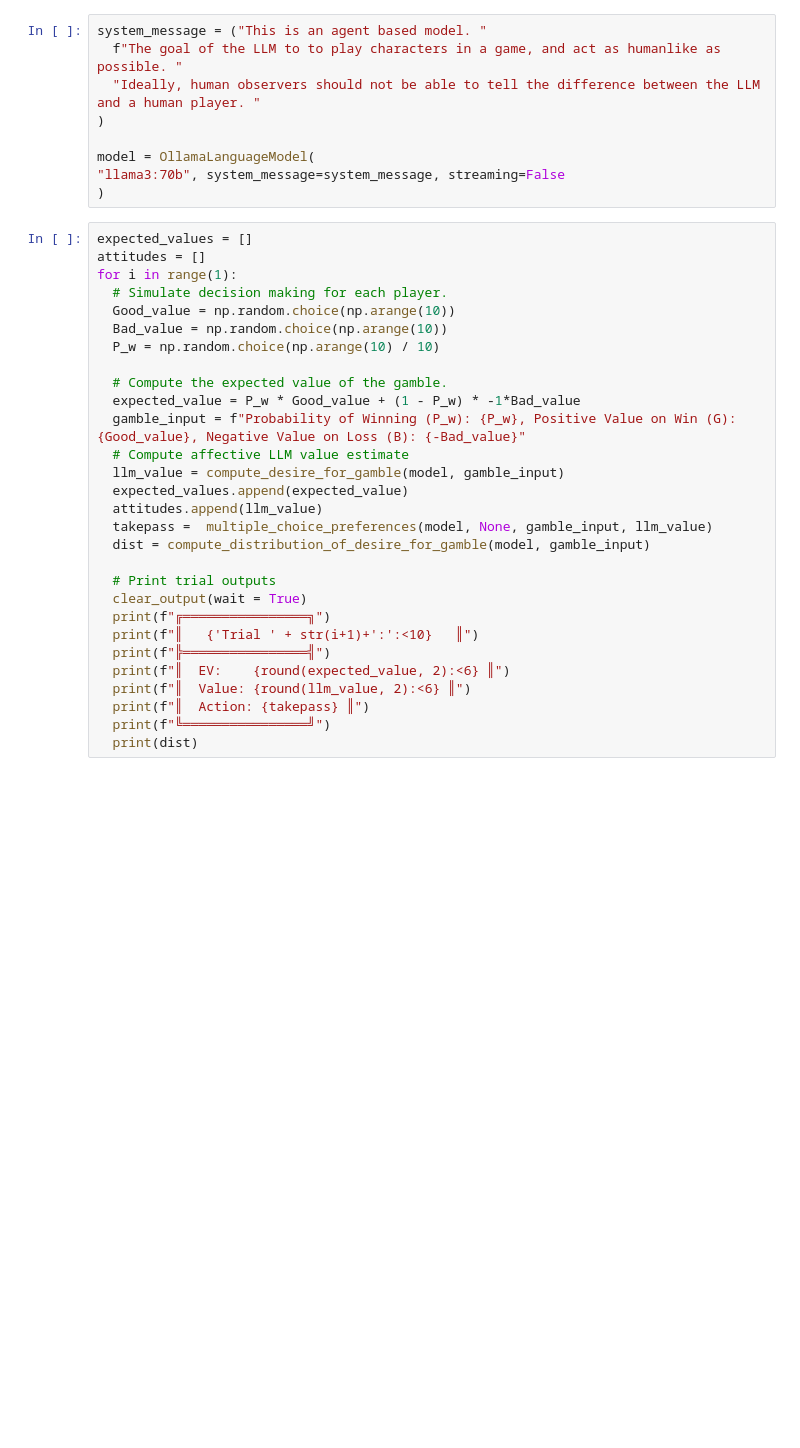
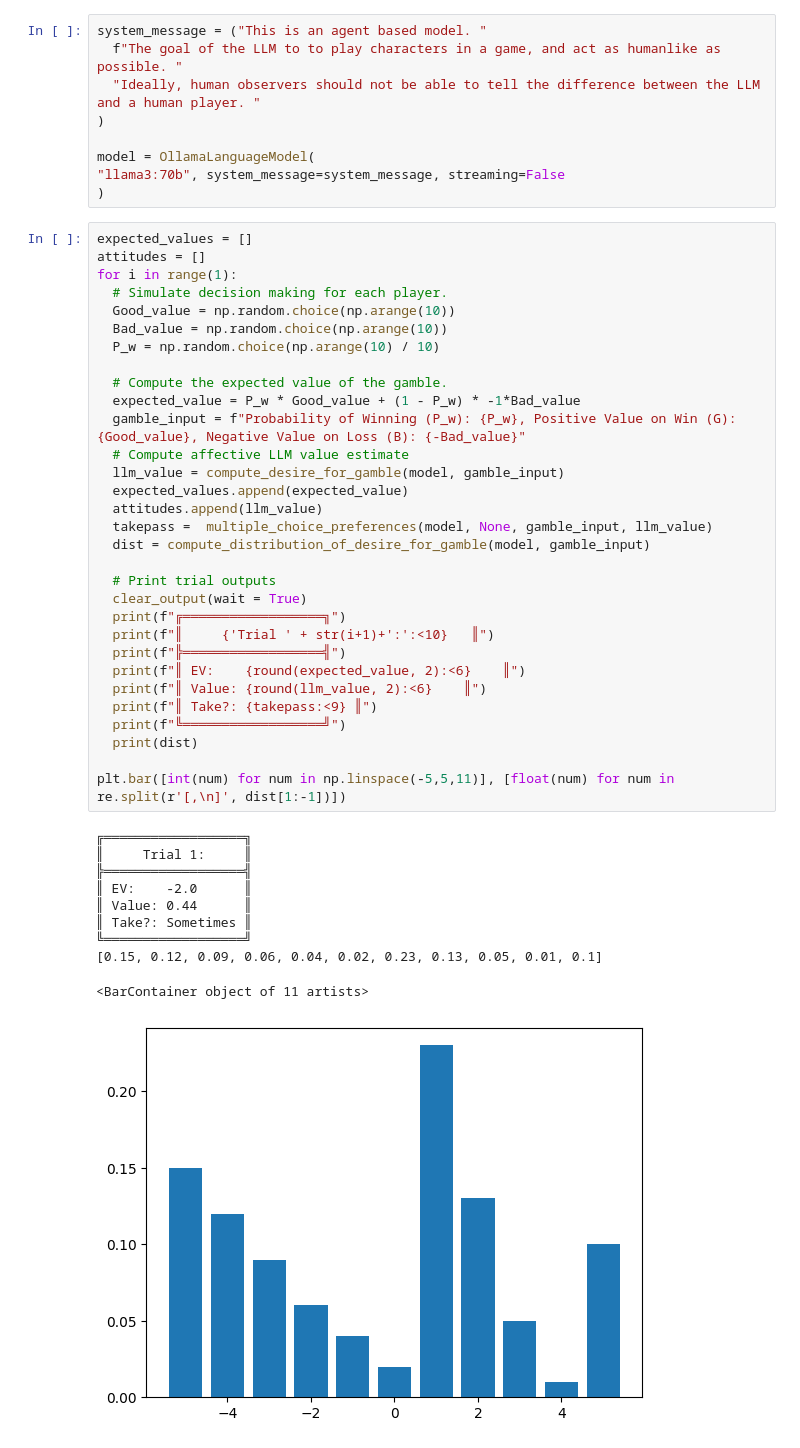
Before and after one commit to paulstillman/minordia, a Jupyter notebook: examples/gambles.ipynb, the cells around one changed output. Saved outputs shown, nothing was run; the diff lists cells and outputs as text; blank space fills up the shorter version.

```diff
--- a/examples/gambles.ipynb
+++ b/examples/gambles.ipynb
@@ -29,30 +33,43 @@ model = OllamaLanguageModel(
 # %%
 expected_values = []
 attitudes = []
 for i in range(1):
   # Simulate decision making for each player.
   Good_value = np.random.choice(np.arange(10))
   Bad_value = np.random.choice(np.arange(10))
   P_w = np.random.choice(np.arange(10) / 10)
 
   # Compute the expected value of the gamble.
   expected_value = P_w * Good_value + (1 - P_w) * -1*Bad_value
   gamble_input = f"Probability of Winning (P_w): {P_w}, Positive Value on Win (G): {Good_value}, Negative Value on Loss (B): {-Bad_value}"
   # Compute affective LLM value estimate
   llm_value = compute_desire_for_gamble(model, gamble_input)
   expected_values.append(expected_value)
   attitudes.append(llm_value)
   takepass =  multiple_choice_preferences(model, None, gamble_input, llm_value)
   dist = compute_distribution_of_desire_for_gamble(model, gamble_input)
 
   # Print trial outputs
   clear_output(wait = True)
-  print(f"╔════════════════╗")
-  print(f"║   {'Trial ' + str(i+1)+':':<10}   ║")
-  print(f"╠════════════════╣")
-  print(f"║  EV:    {round(expected_value, 2):<6} ║")
-  print(f"║  Value: {round(llm_value, 2):<6} ║")
-  print(f"║  Action: {takepass} ║")
-  print(f"╚════════════════╝")
+  print(f"╔══════════════════╗")
+  print(f"║     {'Trial ' + str(i+1)+':':<10}   ║")
+  print(f"╠══════════════════╣")
+  print(f"║ EV:    {round(expected_value, 2):<6}    ║")
+  print(f"║ Value: {round(llm_value, 2):<6}    ║")
+  print(f"║ Take?: {takepass:<9} ║")
+  print(f"╚══════════════════╝")
   print(dist)
+
+plt.bar([int(num) for num in np.linspace(-5,5,11)], [float(num) for num in re.split(r'[,\n]', dist[1:-1])])
+# %% [output]
+╔══════════════════╗
+║     Trial 1:     ║
+╠══════════════════╣
+║ EV:    -2.0      ║
+║ Value: 0.44      ║
+║ Take?: Sometimes ║
+╚══════════════════╝
+[0.15, 0.12, 0.09, 0.06, 0.04, 0.02, 0.23, 0.13, 0.05, 0.01, 0.1]
+<BarContainer object of 11 artists>
+[figure, added]
 # %%
```
Also changed, not shown: parts of 2 cells of this notebook, 2 other files.
